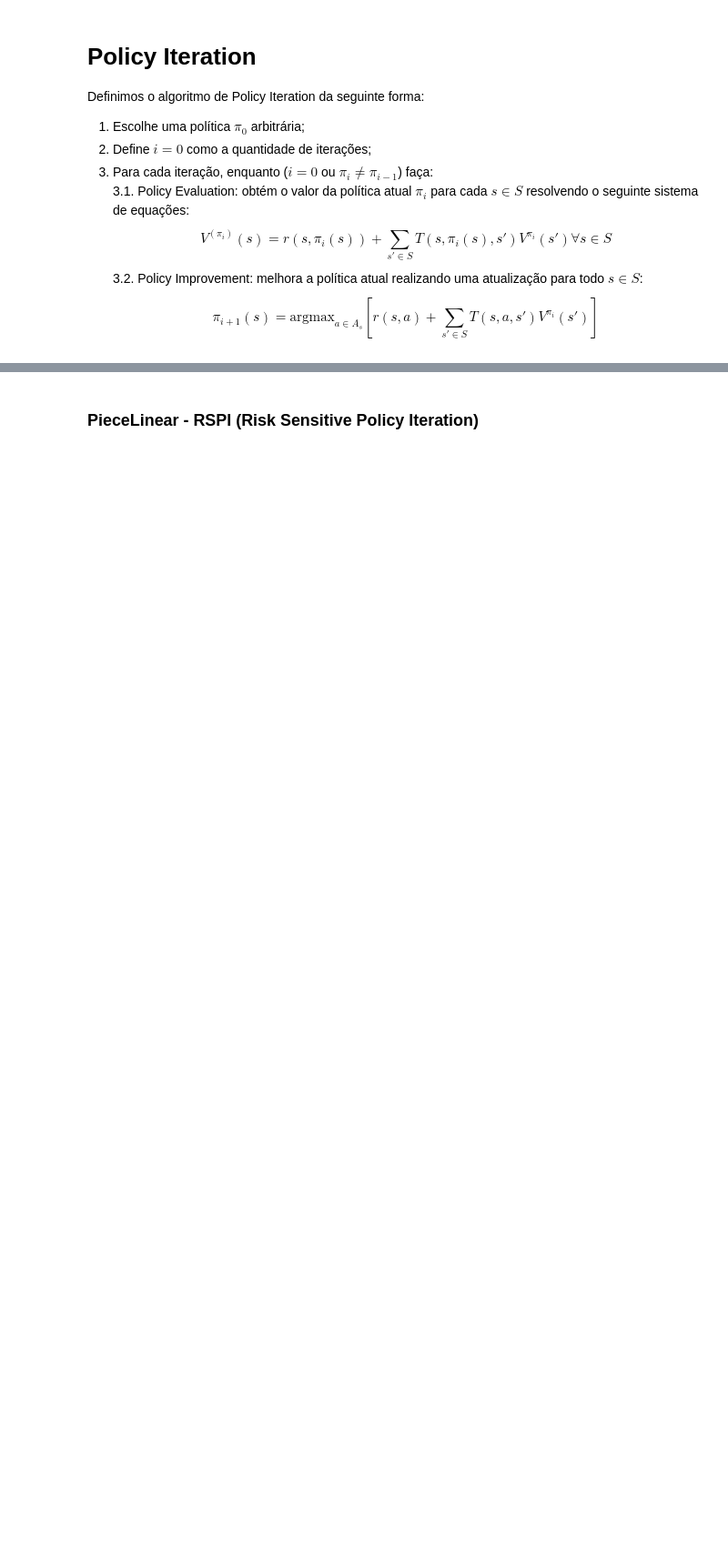
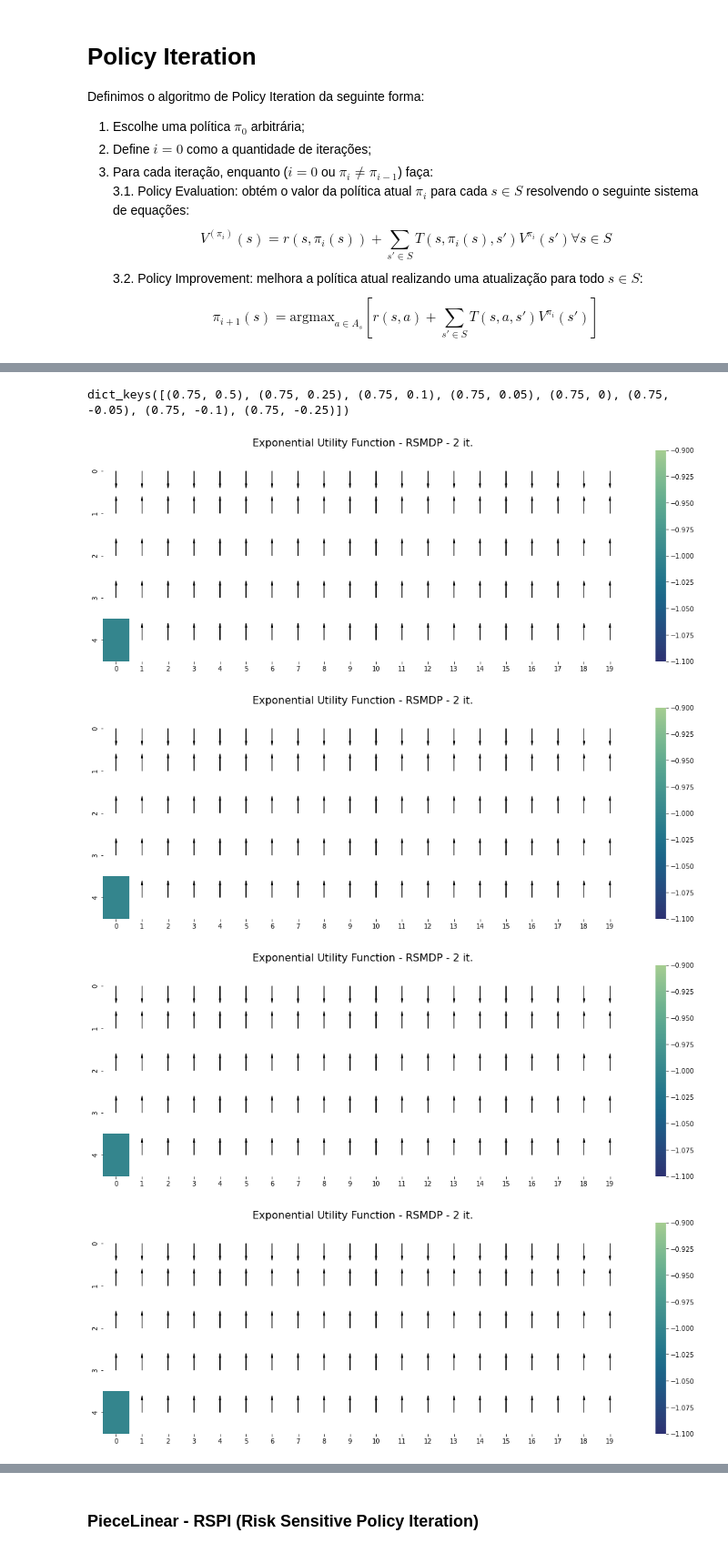
Before and after one commit to igormiyamura/ppgsi_riskaverse_rl, a Jupyter notebook: notebooks/1_Experimentos.ipynb, the cells around one changed output, grey strips where cells are left out. Shown at 91% size. Drawn from its saved outputs; the diff is of its cells as text; code cells hidden in the pictures; blank space fills up the shorter version.

Commit message:
Iniciando correção do Policy Evaluation

```diff
--- a/notebooks/1_Experimentos.ipynb
+++ b/notebooks/1_Experimentos.ipynb
@@ -164,24 +152,22 @@ Definimos o algoritmo de Risk Sensitive MDP da seguinte forma:
 
 
 When λ < 0 (risk prone) and the policy π is proper, then π is also λ-feasible. However, this is not guaranteed for all policies when λ > 0 (risk averse). Given a GD-RSMDP, no result exists on how to determine the set of λ > 0 such that exists a λ-feasible policy.
-# %%
-RSMDP = {}
-viz_tools = VizTools()
-
-grid_size = (5, 20)
-goal_state = (4, 0)
-rp = RiverProblem(grid_size, goal_state, dead_end=False)
-
-costs = {0: 1, 1: 1, 2: 1, 3: 1}
-block_type = rp.build_block_type()
-
-range_river_flow = [rf/10 for rf in range(1, 10)]
-range_lambda     = [1/10**(l) for l in range(0, 9)]
-discount_factor  = 0.95
+# %%
+# Exponential Utility Function for RSPI - Configs
+if run_EUF_RSPI:
+    EUF_RSPI = {}
+
+    range_river_flow = [0.75]
+    range_lambda     = [0.5, 0.25, 0.1, 0.05, 0, -0.05, -0.1, -0.25]
+    epsilon = 0.001
+
+    costs = {0: 1, 1: 1, 2: 1, 3: 1}
 # %%
-for river_flow in range_river_flow:
-    for vl_lambda in range_lambda:
-        RSMDP[(river_flow, vl_lambda, discount_factor)] = \
-                                        run_river_problem(river_flow=river_flow, model_obj=RS_PolicyIteration,
-                                        discount_factor=discount_factor, vl_lambda=vl_lambda)
+# Exponential Utility Function for RS-MDP - Run
+if run_EUF_RSPI:
+    for river_flow in range_river_flow:
+        for vl_lambda in range_lambda:
+            EUF_RSPI[(river_flow, vl_lambda)] = \
+                run_river_problem(river_flow=river_flow, model_obj=RS_PolicyIteration,
+                vl_lambda=vl_lambda, epsilon=epsilon)
 # %% [output]
@@ -188,0 +176,16 @@ Iteração: 34
+# %%
+# Exponential Utility Function for RS-MDP - Keys
+if run_EUF_RSPI:
+    display(EUF_RSPI.keys())
+# %% [output]
+dict_keys([(0.75, 0.5), (0.75, 0.25), (0.75, 0.1), (0.75, 0.05), (0.75, 0), (0.75, -0.05), (0.75, -0.1), (0.75, -0.25)])
+# %%
+# Exponential Utility Function for RS-MDP - Display
+if run_EUF_RSPI:
+    display(EUF_RSPI)
+#     display(EUF_RSMDP[(0.2, 0)])
+# %% [output]
+[figure, added]
+[figure, added]
+[figure, added]
+[figure, added]
```
Also changed, not shown: parts of 42 cells of this notebook, 13 other files.
